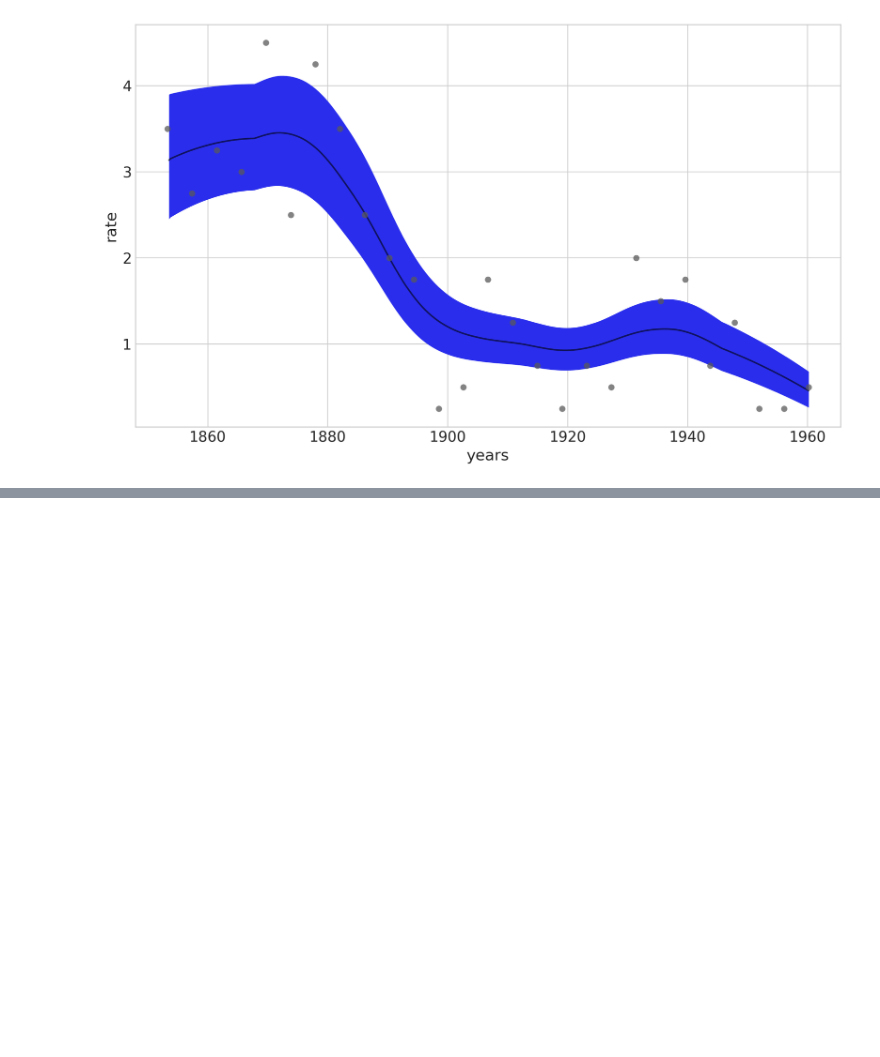
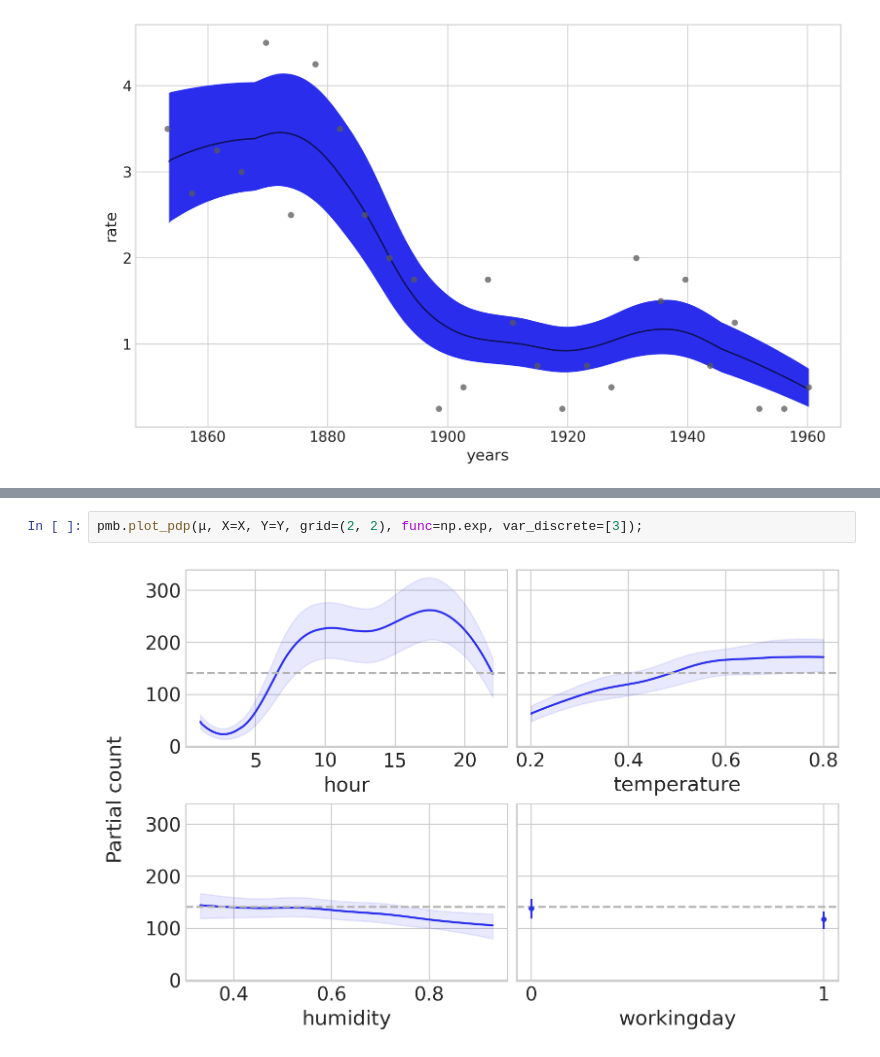
Before and after one commit to baddison2005/Energy_Prediction_Spain, a Jupyter notebook: example_BART/BART_example.ipynb, the cells around one changed output, grey strips where cells are left out. Drawn from its saved outputs; the diff is of its cells as text; blank space fills up the shorter version.

```diff
--- a/example_BART/BART_example.ipynb
+++ b/example_BART/BART_example.ipynb
@@ -89,0 +126,4 @@ plt.step(x_data, rates.sel(chain=0, draw=[3, 10]).T);
+# %%
+pmb.plot_pdp(μ, X=X, Y=Y, grid=(2, 2), func=np.exp, var_discrete=[3]);
+# %% [output]
+[figure, added]
```
Also changed, not shown: parts of 15 cells of this notebook.
